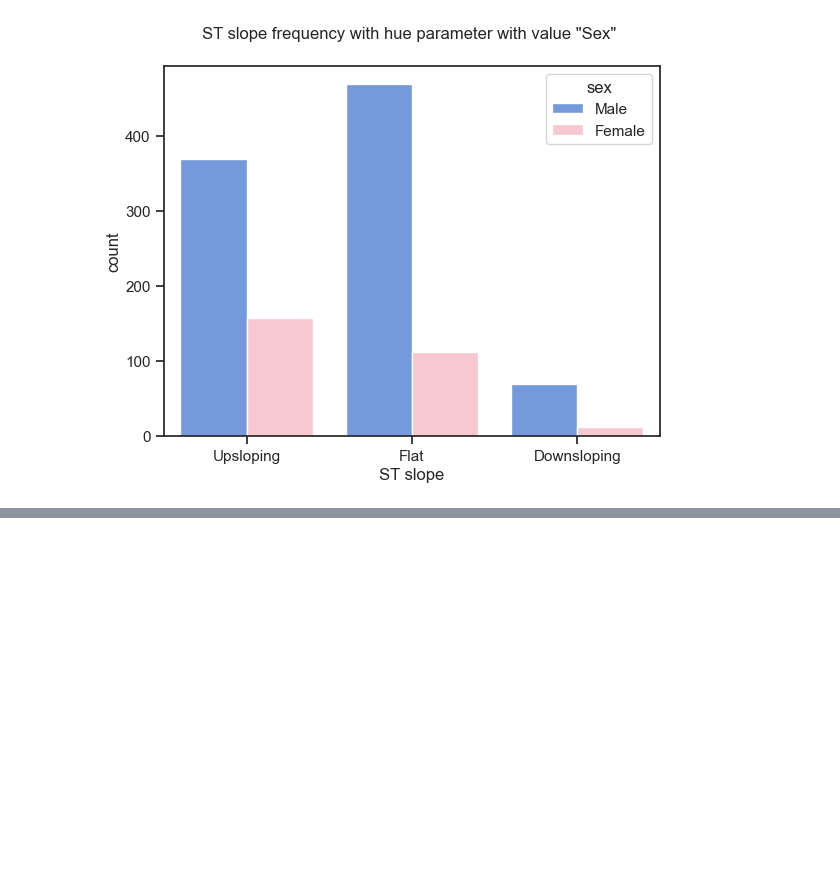
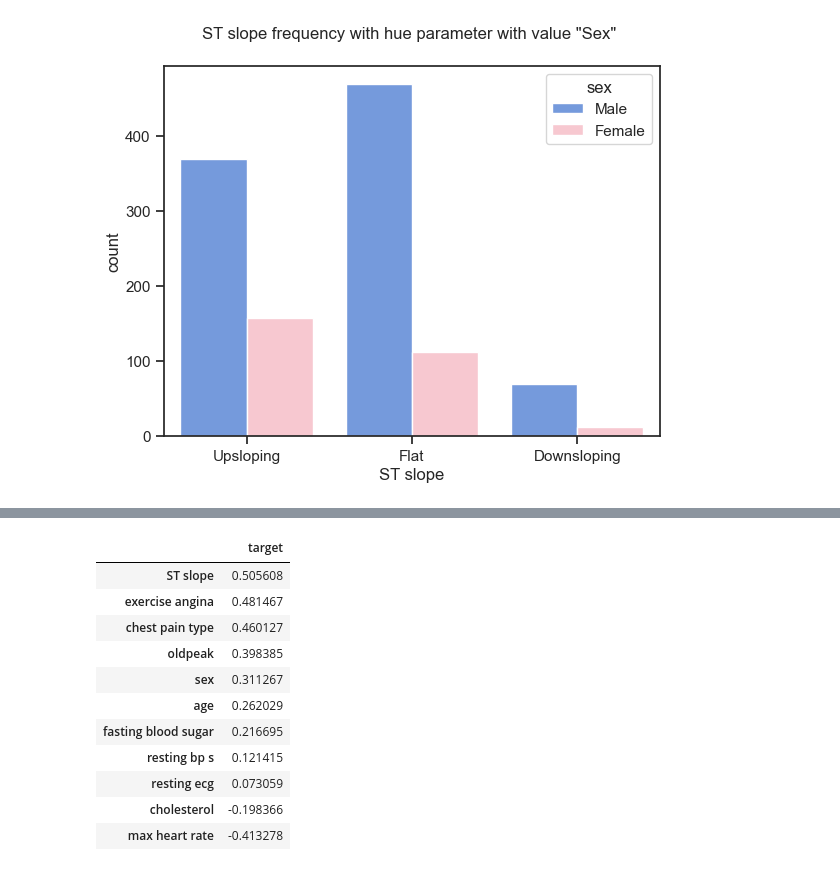
Before and after one commit to arda92a/Data-Mining-Project, a Jupyter notebook: project.ipynb, the cells around one changed output, grey strips where cells are left out. Cells and saved outputs as stored; diff of their text form; code cells hidden in the pictures; blank space fills up the shorter version.

```diff
--- a/project.ipynb
+++ b/project.ipynb
@@ -236,0 +245,16 @@ Text(0.5, 1.0, 'ST slope frequency with hue parameter with value "Sex" ')
+# %%
+cor_table = pd.DataFrame(df.corr()["target"].drop("target",axis=0)).sort_values(by="target",ascending=False)
+cor_table
+# %% [output]
+|  | target |
+| ST slope | 0.505608 |
+| exercise angina | 0.481467 |
+| chest pain type | 0.460127 |
+| oldpeak | 0.398385 |
+| sex | 0.311267 |
+| age | 0.262029 |
+| fasting blood sugar | 0.216695 |
+| resting bp s | 0.121415 |
+| resting ecg | 0.073059 |
+| cholesterol | -0.198366 |
+| max heart rate | -0.413278 |
```
Also changed, not shown: parts of 7 cells of this notebook.
